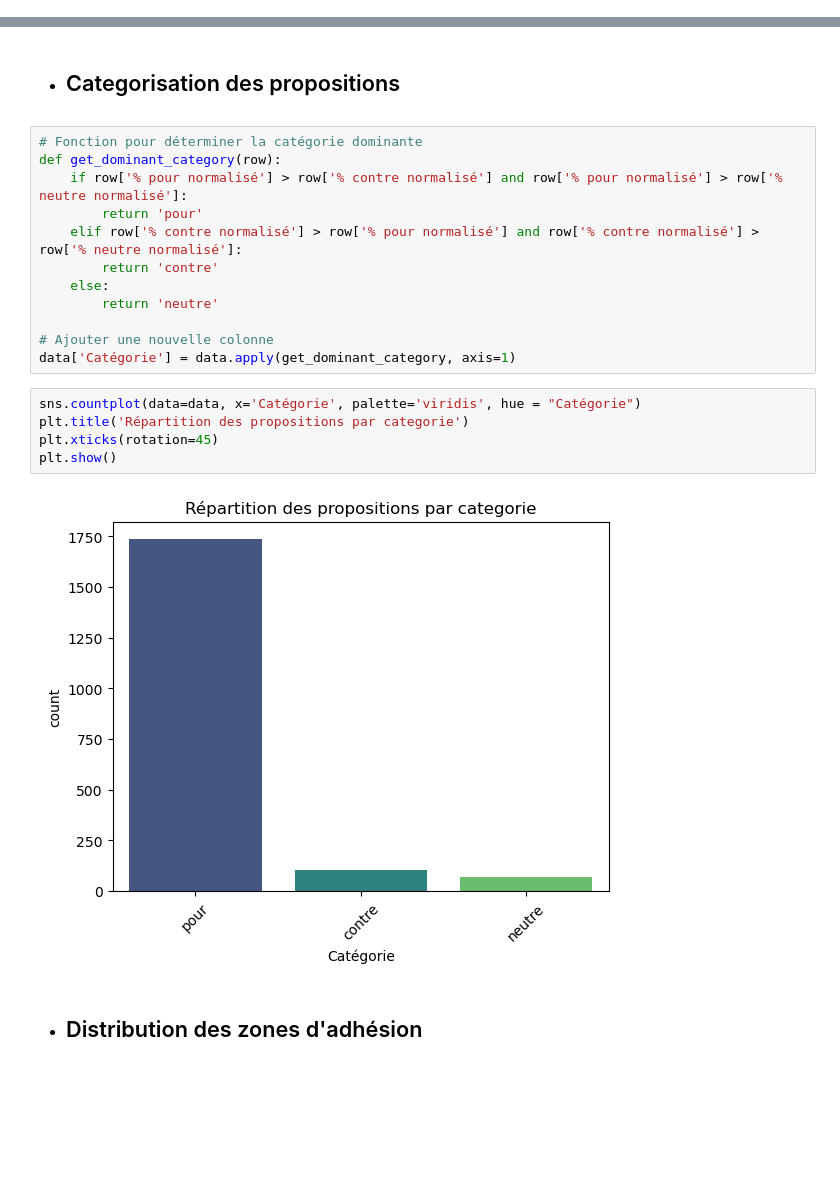
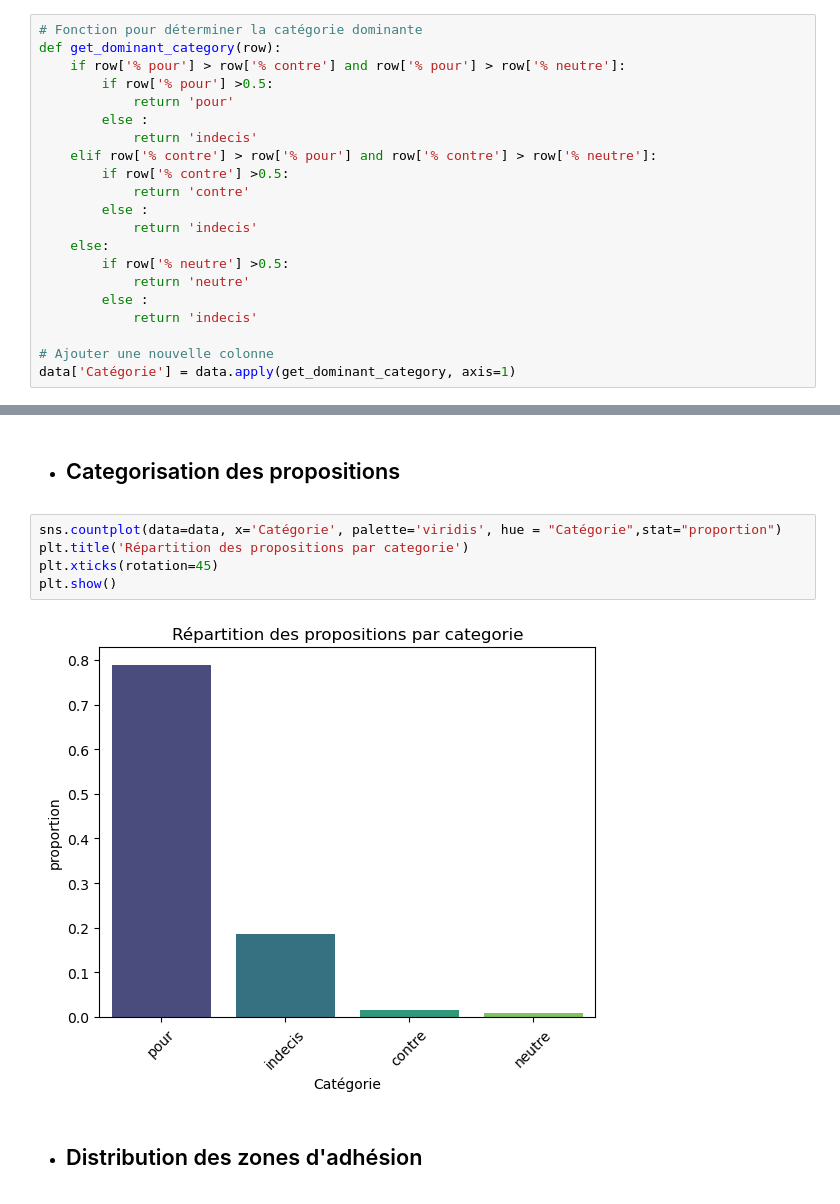
Before and after one commit to konanleger/PROJET-STATISTIQUE-DES-PROS, a Jupyter notebook: projet_stat.ipynb, the cells around one changed output, grey strips where cells are left out. Drawn from its saved outputs; the diff is of its cells as text; blank space fills up the shorter version.

```diff
--- a/projet_stat.ipynb
+++ b/projet_stat.ipynb
@@ -263,0 +286,21 @@ plt.show()
+# %%
+# Fonction pour déterminer la catégorie dominante
+def get_dominant_category(row):
+    if row['% pour'] > row['% contre'] and row['% pour'] > row['% neutre']:
+        if row['% pour'] >0.5:
+            return 'pour'
+        else :
+            return 'indecis'
+    elif row['% contre'] > row['% pour'] and row['% contre'] > row['% neutre']:
+        if row['% contre'] >0.5:
+            return 'contre'
+        else :
+            return 'indecis'
+    else:
+        if row['% neutre'] >0.5:
+            return 'neutre'
+        else :
+            return 'indecis'
+
+# Ajouter une nouvelle colonne
+data['Catégorie'] = data.apply(get_dominant_category, axis=1)
@@ -319,25 +385,13 @@ plt.show()
 [figure]
 # %% [markdown]
 * ## Categorisation des propositions
-# %%
-# Fonction pour déterminer la catégorie dominante
-def get_dominant_category(row):
-    if row['% pour normalisé'] > row['% contre normalisé'] and row['% pour normalisé'] > row['% neutre normalisé']:
-        return 'pour'
-    elif row['% contre normalisé'] > row['% pour normalisé'] and row['% contre normalisé'] > row['% neutre normalisé']:
-        return 'contre'
-    else:
-        return 'neutre'
-
-# Ajouter une nouvelle colonne
-data['Catégorie'] = data.apply(get_dominant_category, axis=1)
 # %%
-sns.countplot(data=data, x='Catégorie', palette='viridis', hue = "Catégorie")
+sns.countplot(data=data, x='Catégorie', palette='viridis', hue = "Catégorie",stat="proportion")
 plt.title('Répartition des propositions par categorie')
 plt.xticks(rotation=45)
 plt.show()
 # %% [output]
-[figure, old version]
+[figure, new version]
 # %% [markdown]
 * ## Distribution des zones d'adhésion
 # %%
```
Also changed, not shown: parts of 49 cells of this notebook.
